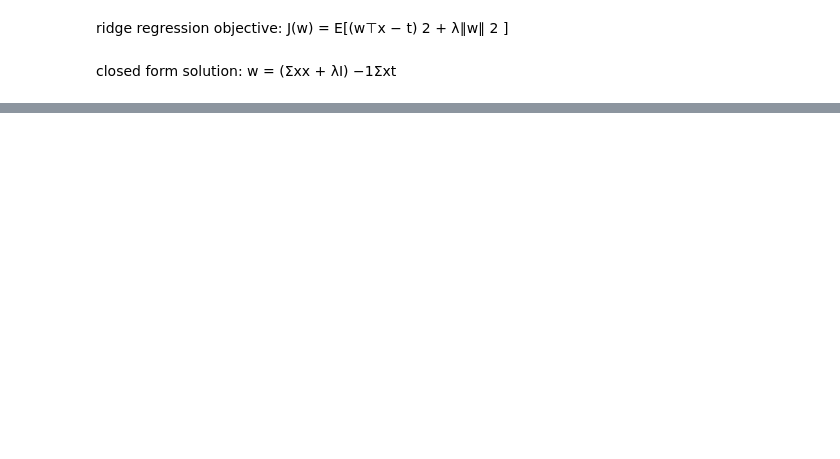
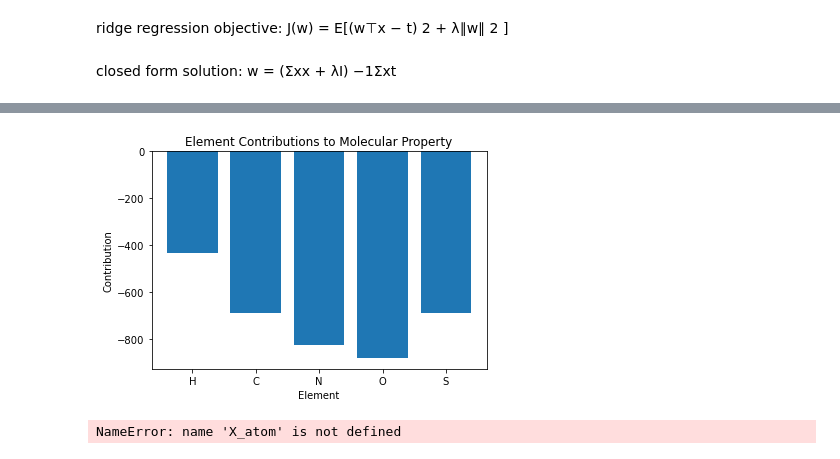
Before and after one commit to saraw108/MLFDS, a Jupyter notebook: Project_2.ipynb, the cells around one changed output, grey strips where cells are left out. Cells and saved outputs as stored; diff of their text form; code cells hidden in the pictures; blank space fills up the shorter version.

```diff
--- a/Project_2.ipynb
+++ b/Project_2.ipynb
@@ -192,0 +332,49 @@ wXY
+# %%
+#Deeper Insights
+'''This code will calculate the absolute contributions of each element in the molecule to the overall prediction
+using the weight vector w obtained from the Ridge regression model. It will then visualize the element contributions
+using a bar chart, showing the contribution of each element to the molecular property.'''
+
+# Get the learned weight vector
+w = ridge_model.coef_
+
+# Calculate the contributions of each element in the molecule to the overall prediction
+element_contributions = np.dot(X, w.T)
+
+# Create a dictionary mapping element numbers to element names
+element_names = {1: 'H', 6: 'C', 7: 'N', 8: 'O', 16: 'S'}
+
+# Initialize lists to store element names and their corresponding contributions
+element_labels = []
+contributions = []
+
+# Iterate over the element contributions and retrieve the element names and their contributions
+for element_number, contribution in enumerate(element_contributions):
+    if element_number + 1 in element_names:
+        element_labels.append(element_names[element_number + 1])
+        contributions.append(contribution)
+
+# Visualize the element contributions
+plt.bar(element_labels, contributions)
+plt.xlabel('Element')
+plt.ylabel('Contribution')
+plt.title('Element Contributions to Molecular Property')
+plt.show()
+# %% [output]
+[figure, added]
+# %%
+# Get the learned weight vector
+w = ridge_model.coef_
+
+# Create a dictionary mapping atom types to their names
+atom_names = {1: 'H', 2: 'C', 3: 'N', 4: 'O', 5: 'S'}
+
+# Calculate the contributions of each atom type to the overall prediction
+atom_contributions = np.dot(w, X_atom.T)
+
+# Print the atom contributions
+for atom_type, contribution in enumerate(atom_contributions):
+    if atom_type + 1 in atom_names:
+        print("Atom:", atom_names[atom_type + 1], "Contribution:", contribution)
+# %% [output]
+NameError: name 'X_atom' is not defined
```
Also changed, not shown: parts of 11 cells of this notebook.
